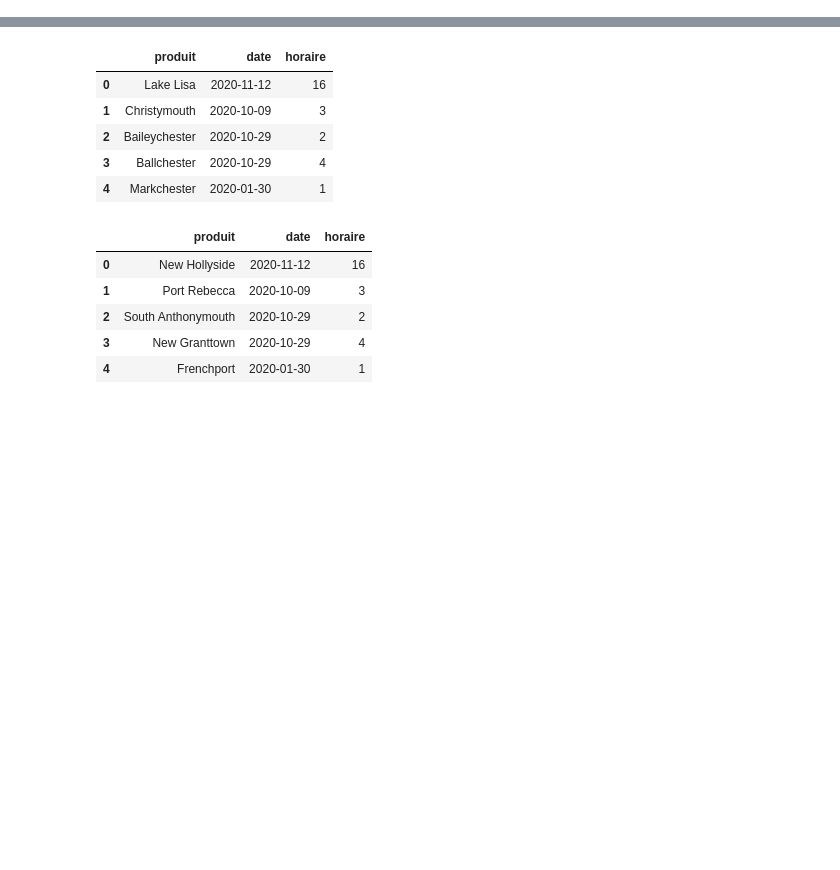
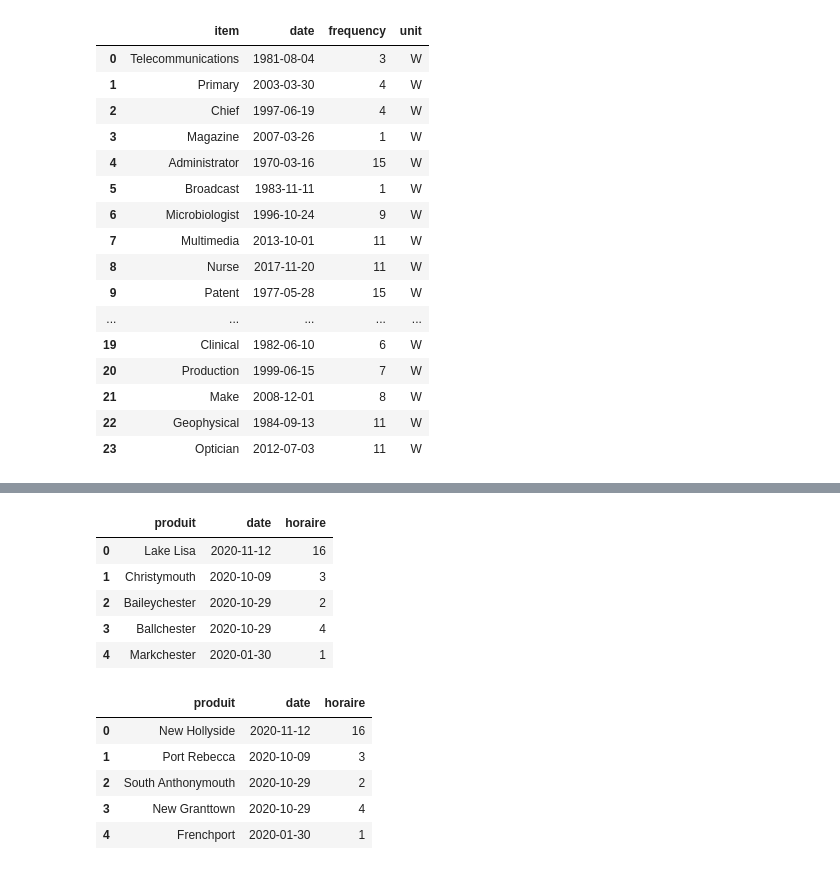
Before and after one commit to Zebreu/binbinneverforgets, a Jupyter notebook: source/horaire.ipynb, the cells around one changed output, grey strips where cells are left out. Cells and saved outputs as stored; diff of their text form; code cells hidden in the pictures; blank space fills up the shorter version.

```diff
--- a/source/horaire.ipynb
+++ b/source/horaire.ipynb
@@ -9,4 +9,6 @@ import faker
 # %%
 f = faker.Faker()
 # %%
-cities = [f.city() for _ in range(5)]
+dates = [f.date() for _ in range(25)]
+# %%
+horaires = [random.randint(1,16) for _ in range(25)]
@@ -12,0 +55,28 @@ cities = [f.city() for _ in range(5)]
+# %%
+cities = list(set([f.job().split(' ')[0].split(',')[0].split("'")[0] for _ in range(25)]))
+# %%
+df = pd.DataFrame()
+df['item'] = cities
+df['date'] = dates[:len(cities)]
+df['frequency'] = horaires[:len(cities)]
+df['unit'] = 'W'
+# %%
+df
+# %% [output]
+|  | item | date | frequency | unit |
+| 0 | Telecommunications | 1981-08-04 | 3 | W |
+| 1 | Primary | 2003-03-30 | 4 | W |
+| 2 | Chief | 1997-06-19 | 4 | W |
+| 3 | Magazine | 2007-03-26 | 1 | W |
+| 4 | Administrator | 1970-03-16 | 15 | W |
+| 5 | Broadcast | 1983-11-11 | 1 | W |
+| 6 | Microbiologist | 1996-10-24 | 9 | W |
+| 7 | Multimedia | 2013-10-01 | 11 | W |
+| 8 | Nurse | 2017-11-20 | 11 | W |
+| 9 | Patent | 1977-05-28 | 15 | W |
+| ... | ... | ... | ... | ... |
+| 19 | Clinical | 1982-06-10 | 6 | W |
+| 20 | Production | 1999-06-15 | 7 | W |
+| 21 | Make | 2008-12-01 | 8 | W |
+| 22 | Geophysical | 1984-09-13 | 11 | W |
+| 23 | Optician | 2012-07-03 | 11 | W |
```
Also changed, not shown: parts of 5 cells of this notebook, 4 other files.
